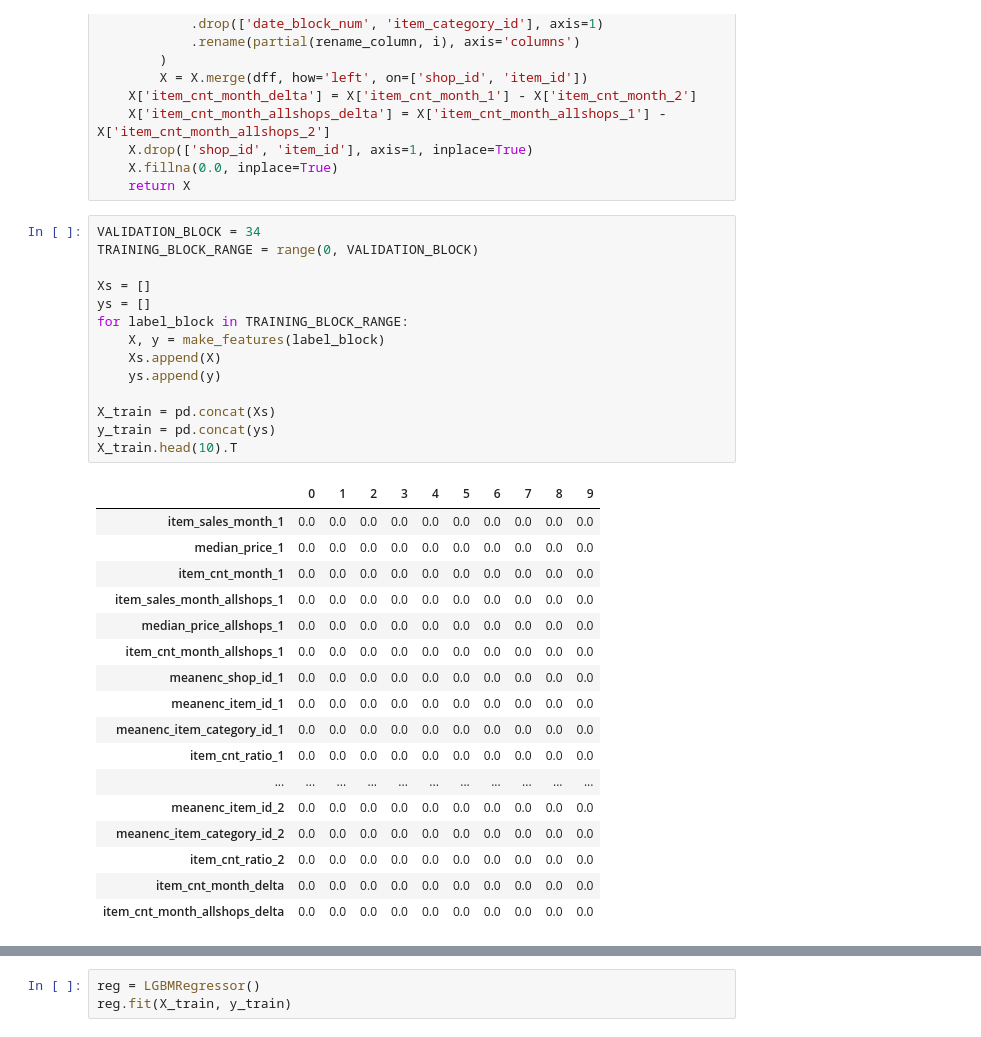
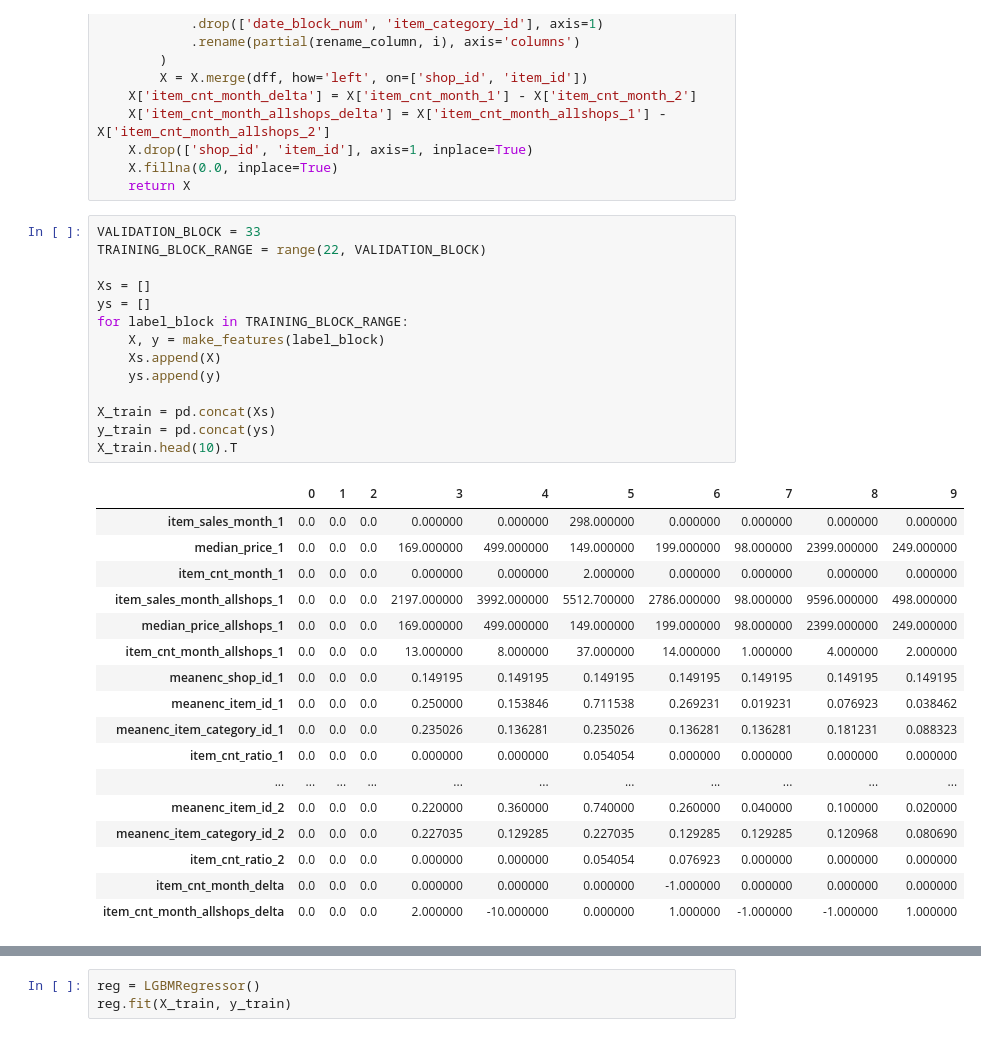
Before and after one commit to keijak/kaggle-pub, a Jupyter notebook: sales1c/training2.ipynb, the cells around one changed output, grey strips where cells are left out. Drawn from its saved outputs; the diff is of its cells as text.

```diff
--- a/sales1c/training2.ipynb
+++ b/sales1c/training2.ipynb
@@ -181,34 +181,34 @@ def make_features2(label_block, label_df):
     X.fillna(0.0, inplace=True)
     return X
 # %%
-VALIDATION_BLOCK = 34
-TRAINING_BLOCK_RANGE = range(0, VALIDATION_BLOCK)
+VALIDATION_BLOCK = 33
+TRAINING_BLOCK_RANGE = range(22, VALIDATION_BLOCK)
 
 Xs = []
 ys = []
 for label_block in TRAINING_BLOCK_RANGE:
     X, y = make_features(label_block)
     Xs.append(X)
     ys.append(y)
 
 X_train = pd.concat(Xs)
 y_train = pd.concat(ys)
 X_train.head(10).T
 # %% [output]
 |  | 0 | 1 | 2 | 3 | 4 | 5 | 6 | 7 | 8 | 9 |
-| item_sales_month_1 | 0.0 | 0.0 | 0.0 | 0.0 | 0.0 | 0.0 | 0.0 | 0.0 | 0.0 | 0.0 |
-| median_price_1 | 0.0 | 0.0 | 0.0 | 0.0 | 0.0 | 0.0 | 0.0 | 0.0 | 0.0 | 0.0 |
-| item_cnt_month_1 | 0.0 | 0.0 | 0.0 | 0.0 | 0.0 | 0.0 | 0.0 | 0.0 | 0.0 | 0.0 |
-| item_sales_month_allshops_1 | 0.0 | 0.0 | 0.0 | 0.0 | 0.0 | 0.0 | 0.0 | 0.0 | 0.0 | 0.0 |
-| median_price_allshops_1 | 0.0 | 0.0 | 0.0 | 0.0 | 0.0 | 0.0 | 0.0 | 0.0 | 0.0 | 0.0 |
-| item_cnt_month_allshops_1 | 0.0 | 0.0 | 0.0 | 0.0 | 0.0 | 0.0 | 0.0 | 0.0 | 0.0 | 0.0 |
-| meanenc_shop_id_1 | 0.0 | 0.0 | 0.0 | 0.0 | 0.0 | 0.0 | 0.0 | 0.0 | 0.0 | 0.0 |
-| meanenc_item_id_1 | 0.0 | 0.0 | 0.0 | 0.0 | 0.0 | 0.0 | 0.0 | 0.0 | 0.0 | 0.0 |
-| meanenc_item_category_id_1 | 0.0 | 0.0 | 0.0 | 0.0 | 0.0 | 0.0 | 0.0 | 0.0 | 0.0 | 0.0 |
-| item_cnt_ratio_1 | 0.0 | 0.0 | 0.0 | 0.0 | 0.0 | 0.0 | 0.0 | 0.0 | 0.0 | 0.0 |
+| item_sales_month_1 | 0.0 | 0.0 | 0.0 | 0.000000 | 0.000000 | 298.000000 | 0.000000 | 0.000000 | 0.000000 | 0.000000 |
+| median_price_1 | 0.0 | 0.0 | 0.0 | 169.000000 | 499.000000 | 149.000000 | 199.000000 | 98.000000 | 2399.000000 | 249.000000 |
+| item_cnt_month_1 | 0.0 | 0.0 | 0.0 | 0.000000 | 0.000000 | 2.000000 | 0.000000 | 0.000000 | 0.000000 | 0.000000 |
+| item_sales_month_allshops_1 | 0.0 | 0.0 | 0.0 | 2197.000000 | 3992.000000 | 5512.700000 | 2786.000000 | 98.000000 | 9596.000000 | 498.000000 |
+| median_price_allshops_1 | 0.0 | 0.0 | 0.0 | 169.000000 | 499.000000 | 149.000000 | 199.000000 | 98.000000 | 2399.000000 | 249.000000 |
+| item_cnt_month_allshops_1 | 0.0 | 0.0 | 0.0 | 13.000000 | 8.000000 | 37.000000 | 14.000000 | 1.000000 | 4.000000 | 2.000000 |
+| meanenc_shop_id_1 | 0.0 | 0.0 | 0.0 | 0.149195 | 0.149195 | 0.149195 | 0.149195 | 0.149195 | 0.149195 | 0.149195 |
+| meanenc_item_id_1 | 0.0 | 0.0 | 0.0 | 0.250000 | 0.153846 | 0.711538 | 0.269231 | 0.019231 | 0.076923 | 0.038462 |
+| meanenc_item_category_id_1 | 0.0 | 0.0 | 0.0 | 0.235026 | 0.136281 | 0.235026 | 0.136281 | 0.136281 | 0.181231 | 0.088323 |
+| item_cnt_ratio_1 | 0.0 | 0.0 | 0.0 | 0.000000 | 0.000000 | 0.054054 | 0.000000 | 0.000000 | 0.000000 | 0.000000 |
 | ... | ... | ... | ... | ... | ... | ... | ... | ... | ... | ... |
-| meanenc_item_id_2 | 0.0 | 0.0 | 0.0 | 0.0 | 0.0 | 0.0 | 0.0 | 0.0 | 0.0 | 0.0 |
-| meanenc_item_category_id_2 | 0.0 | 0.0 | 0.0 | 0.0 | 0.0 | 0.0 | 0.0 | 0.0 | 0.0 | 0.0 |
-| item_cnt_ratio_2 | 0.0 | 0.0 | 0.0 | 0.0 | 0.0 | 0.0 | 0.0 | 0.0 | 0.0 | 0.0 |
-| item_cnt_month_delta | 0.0 | 0.0 | 0.0 | 0.0 | 0.0 | 0.0 | 0.0 | 0.0 | 0.0 | 0.0 |
-| item_cnt_month_allshops_delta | 0.0 | 0.0 | 0.0 | 0.0 | 0.0 | 0.0 | 0.0 | 0.0 | 0.0 | 0.0 |
+| meanenc_item_id_2 | 0.0 | 0.0 | 0.0 | 0.220000 | 0.360000 | 0.740000 | 0.260000 | 0.040000 | 0.100000 | 0.020000 |
+| meanenc_item_category_id_2 | 0.0 | 0.0 | 0.0 | 0.227035 | 0.129285 | 0.227035 | 0.129285 | 0.129285 | 0.120968 | 0.080690 |
+| item_cnt_ratio_2 | 0.0 | 0.0 | 0.0 | 0.000000 | 0.000000 | 0.054054 | 0.076923 | 0.000000 | 0.000000 | 0.000000 |
+| item_cnt_month_delta | 0.0 | 0.0 | 0.0 | 0.000000 | 0.000000 | 0.000000 | -1.000000 | 0.000000 | 0.000000 | 0.000000 |
+| item_cnt_month_allshops_delta | 0.0 | 0.0 | 0.0 | 2.000000 | -10.000000 | 0.000000 | 1.000000 | -1.000000 | -1.000000 | 1.000000 |
```
Also changed, not shown: parts of 7 cells of this notebook.
